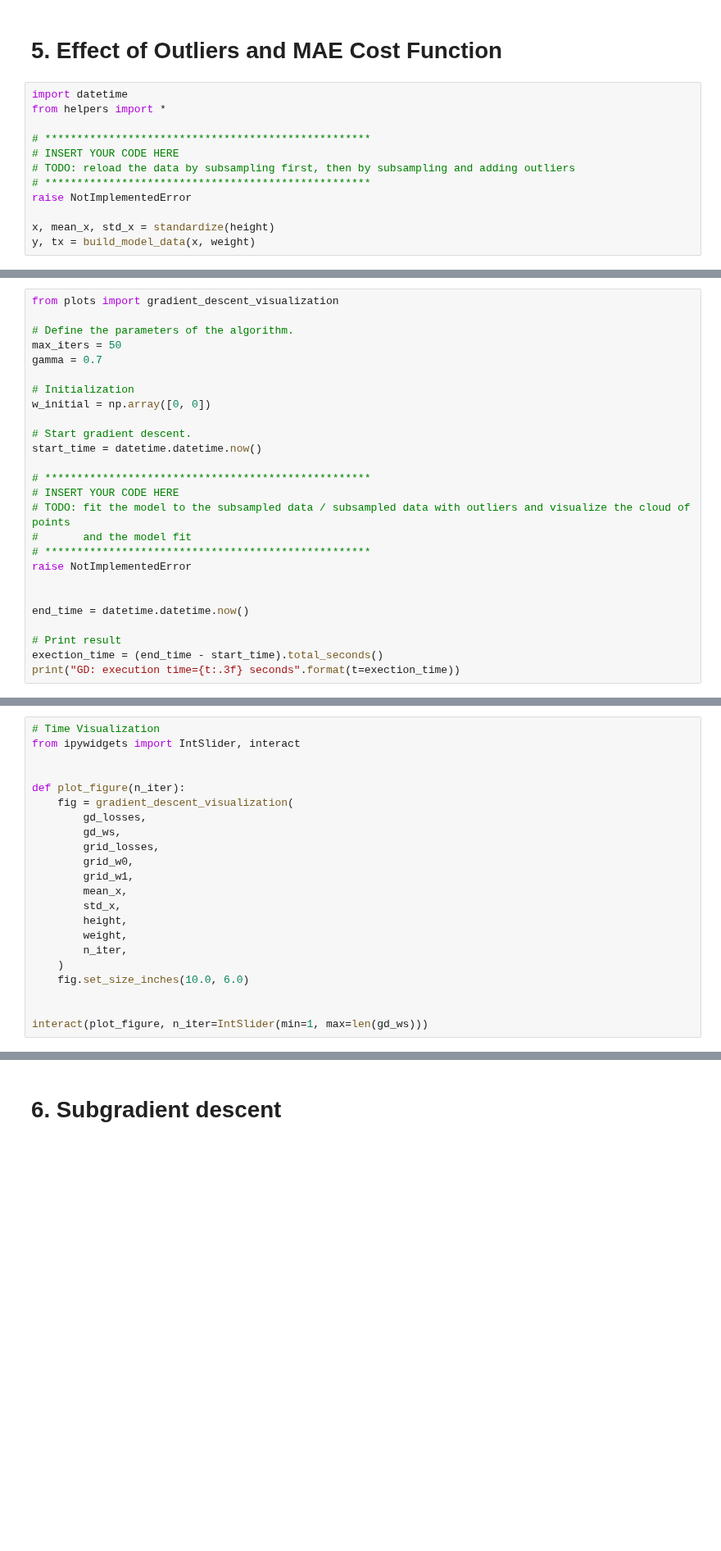
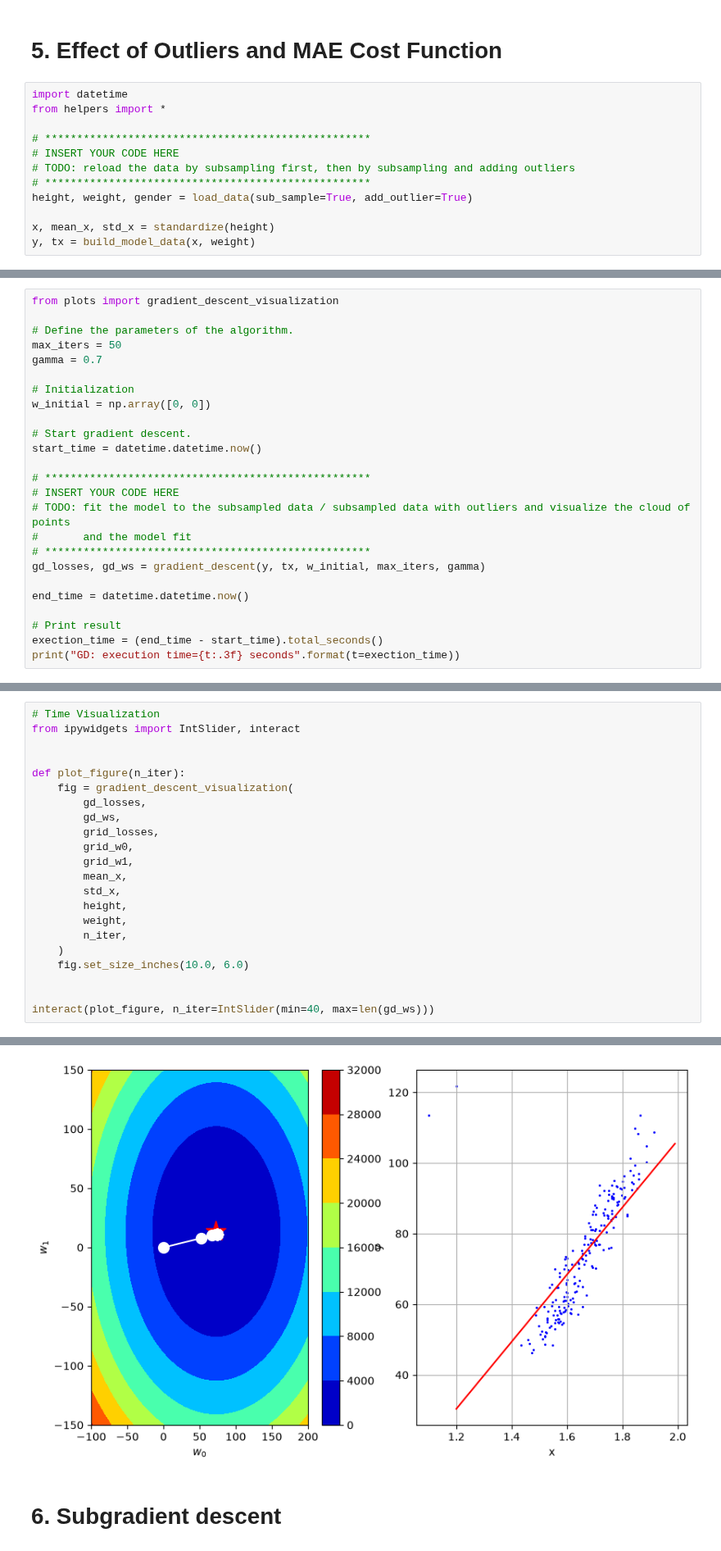
Before and after one commit to namtran227/ML_course, a Jupyter notebook: labs/ex02/template/ex02.ipynb, the cells around one changed output, grey strips where cells are left out. Shown at 82% size. Saved outputs shown, nothing was run; the diff lists cells and outputs as text; blank space fills up the shorter version.

```diff
--- a/labs/ex02/template/ex02.ipynb
+++ b/labs/ex02/template/ex02.ipynb
@@ -316,7 +398,7 @@ from helpers import *
 # INSERT YOUR CODE HERE
 # TODO: reload the data by subsampling first, then by subsampling and adding outliers
 # ***************************************************
-raise NotImplementedError
+height, weight, gender = load_data(sub_sample=True, add_outlier=True)
 
 x, mean_x, std_x = standardize(height)
 y, tx = build_model_data(x, weight)
@@ -340,8 +424,7 @@ start_time = datetime.datetime.now()
 # TODO: fit the model to the subsampled data / subsampled data with outliers and visualize the cloud of points
 #       and the model fit
 # ***************************************************
-raise NotImplementedError
-
+gd_losses, gd_ws = gradient_descent(y, tx, w_initial, max_iters, gamma)
 
 end_time = datetime.datetime.now()
 
@@ -369,4 +470,5 @@ def plot_figure(n_iter):
     fig.set_size_inches(10.0, 6.0)
 
 
-interact(plot_figure, n_iter=IntSlider(min=1, max=len(gd_ws)))
+interact(plot_figure, n_iter=IntSlider(min=40, max=len(gd_ws)))
+# %% [output]
@@ -373,2 +477,3 @@ interact(plot_figure, n_iter=IntSlider(min=1, max=len(gd_ws)))
+[figure, added]
 # %% [markdown]
 # 6. Subgradient descent
```
Also changed, not shown: parts of 23 cells of this notebook, 2 other files.
